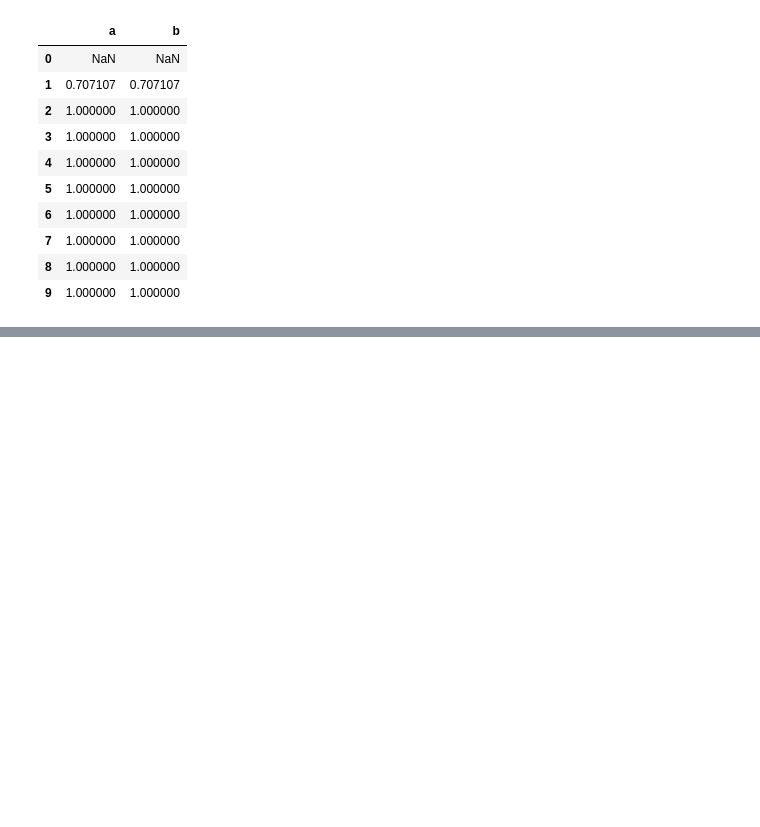
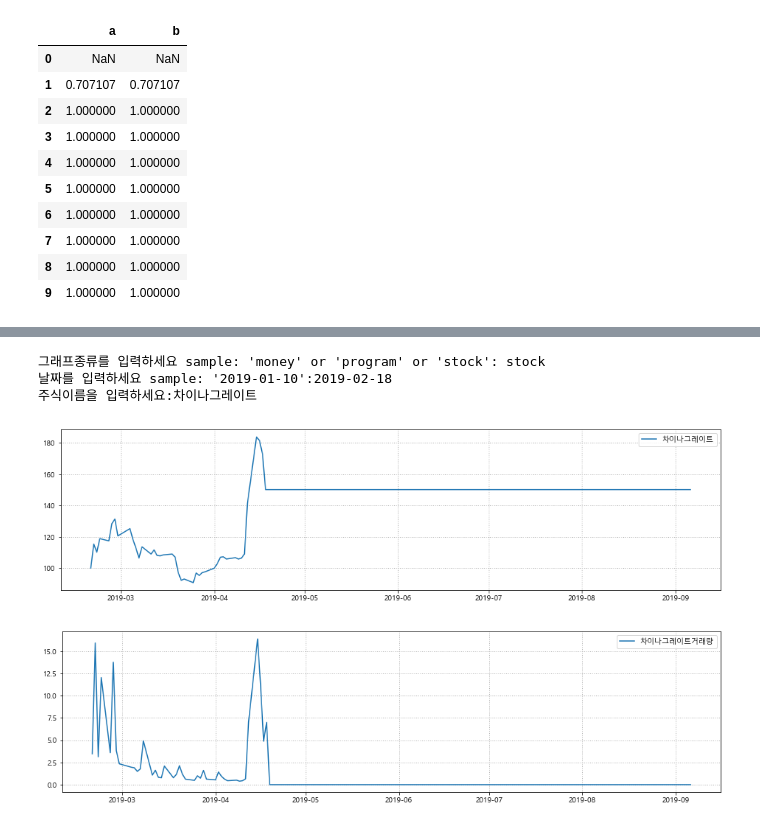
Before and after one commit to linux386/first_module, a Jupyter notebook: Untitled.ipynb, the cells around one changed output, grey strips where cells are left out. Saved outputs shown, nothing was run; the diff lists cells and outputs as text; code cells hidden in the pictures; blank space fills up the shorter version.

```diff
--- a/Untitled.ipynb
+++ b/Untitled.ipynb
@@ -975,0 +1059,10 @@ df.to_sql(name='market', con=engine, if_exists='append', index = False)
+# %%
+import mod1
+a = mod1.to_report()
+a.get_graph()
+# %% [output]
+그래프종류를 입력하세요 sample: 'money' or 'program' or 'stock': stock
+날짜를 입력하세요 sample: '2019-01-10':2019-02-18
+주식이름을 입력하세요:차이나그레이트
+[figure, added]
+[figure, added]
```
Also changed, not shown: parts of 8 cells of this notebook, 9 other files.
